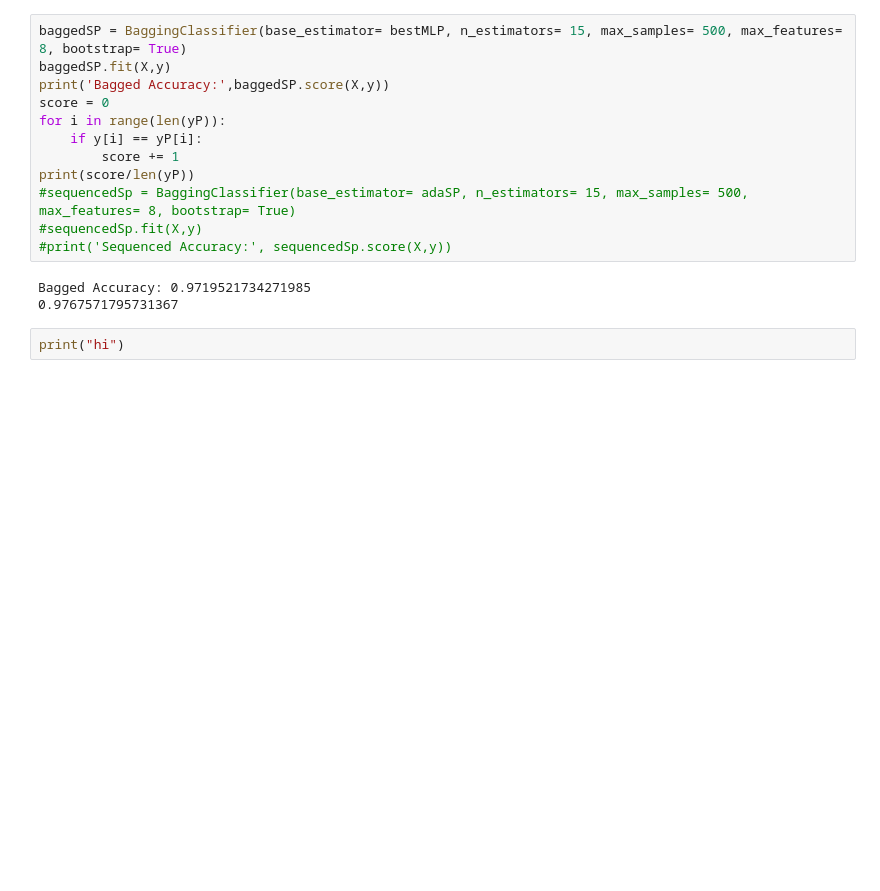
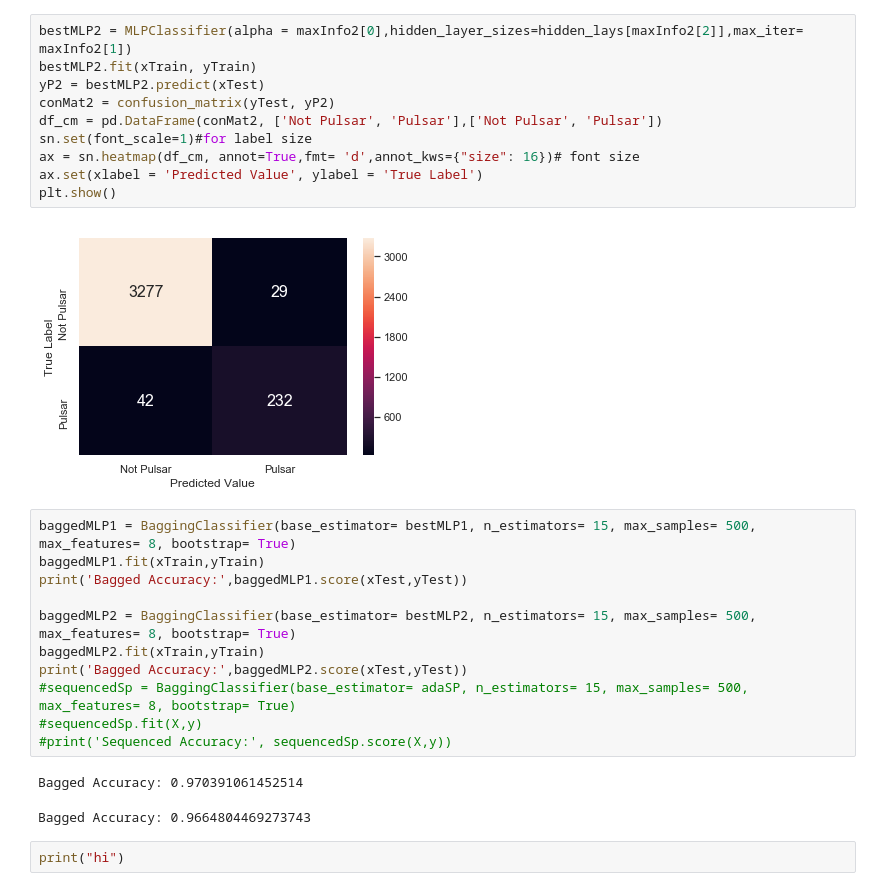
Before and after one commit to Anthony127/5522FinalProj, a Jupyter notebook: MLPNetwork.ipynb, the cells around one changed output. Cells and saved outputs as stored; diff of their text form; blank space fills up the shorter version.

```diff
--- a/MLPNetwork.ipynb
+++ b/MLPNetwork.ipynb
@@ -159,18 +167,29 @@ print(confusion_matrix(y, yP))
+# %%
+bestMLP2 = MLPClassifier(alpha = maxInfo2[0],hidden_layer_sizes=hidden_lays[maxInfo2[2]],max_iter= maxInfo2[1])
+bestMLP2.fit(xTrain, yTrain)
+yP2 = bestMLP2.predict(xTest)
+conMat2 = confusion_matrix(yTest, yP2)
+df_cm = pd.DataFrame(conMat2, ['Not Pulsar', 'Pulsar'],['Not Pulsar', 'Pulsar'])
+sn.set(font_scale=1)#for label size
+ax = sn.heatmap(df_cm, annot=True,fmt= 'd',annot_kws={"size": 16})# font size
+ax.set(xlabel = 'Predicted Value', ylabel = 'True Label')
+plt.show()
+# %% [output]
+[figure, added]
 # %%
-baggedSP = BaggingClassifier(base_estimator= bestMLP, n_estimators= 15, max_samples= 500, max_features= 8, bootstrap= True)
-baggedSP.fit(X,y)
-print('Bagged Accuracy:',baggedSP.score(X,y))
-score = 0
-for i in range(len(yP)):
-    if y[i] == yP[i]:
-        score += 1
-print(score/len(yP))
+baggedMLP1 = BaggingClassifier(base_estimator= bestMLP1, n_estimators= 15, max_samples= 500, max_features= 8, bootstrap= True)
+baggedMLP1.fit(xTrain,yTrain)
+print('Bagged Accuracy:',baggedMLP1.score(xTest,yTest))
+
+baggedMLP2 = BaggingClassifier(base_estimator= bestMLP2, n_estimators= 15, max_samples= 500, max_features= 8, bootstrap= True)
+baggedMLP2.fit(xTrain,yTrain)
+print('Bagged Accuracy:',baggedMLP2.score(xTest,yTest))
 #sequencedSp = BaggingClassifier(base_estimator= adaSP, n_estimators= 15, max_samples= 500, max_features= 8, bootstrap= True)
 #sequencedSp.fit(X,y)
 #print('Sequenced Accuracy:', sequencedSp.score(X,y))
 # %% [output]
-Bagged Accuracy: 0.9719521734271985
-0.9767571795731367
+Bagged Accuracy: 0.970391061452514
+Bagged Accuracy: 0.9664804469273743
 # %%
 print("hi")
 # %% [output]
```
Also changed, not shown: parts of 7 cells of this notebook, 1 other file.
